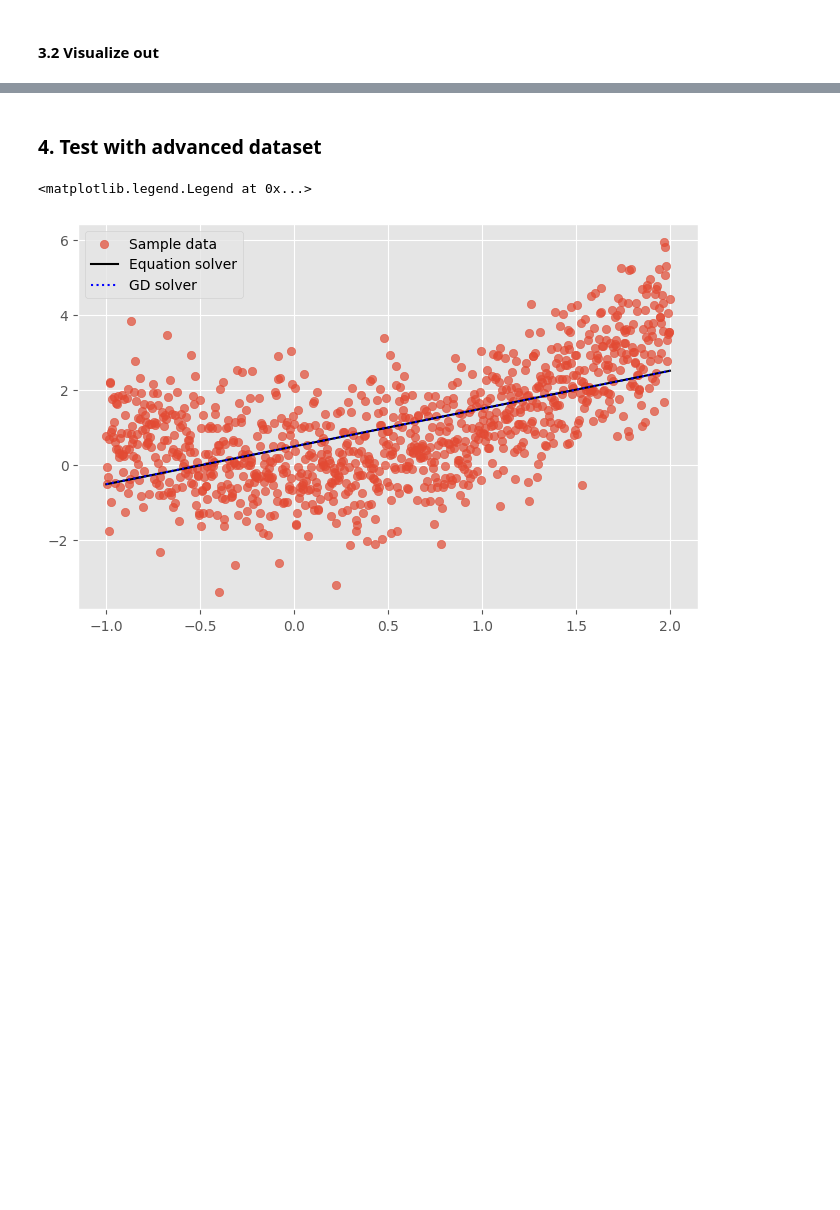
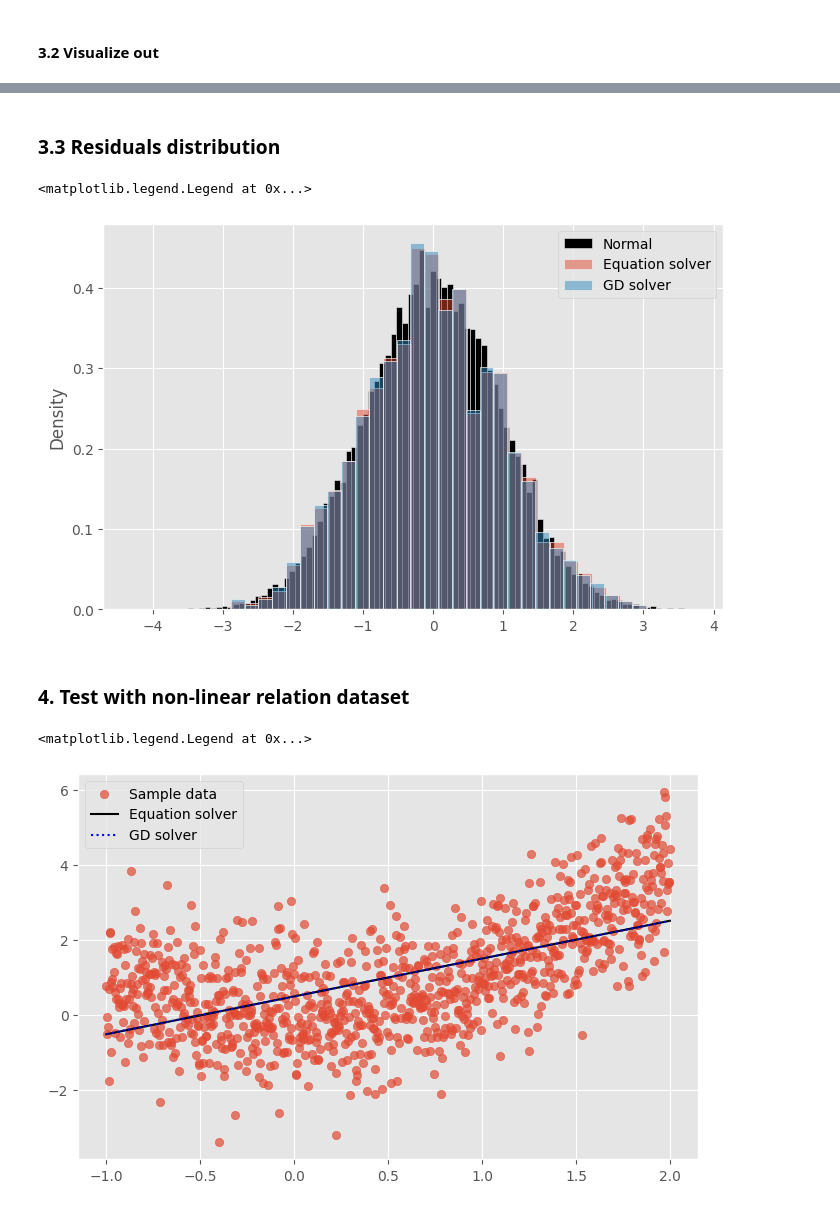
Before and after one commit to asmalx/ML-models, a Jupyter notebook: ML-models-from-scratch/LinearRegression/run.ipynb, the cells around one changed output, grey strips where cells are left out. Saved outputs shown, nothing was run; the diff lists cells and outputs as text; code cells hidden in the pictures; blank space fills up the shorter version.

```diff
--- a/ML-models-from-scratch/LinearRegression/run.ipynb
+++ b/ML-models-from-scratch/LinearRegression/run.ipynb
@@ -77,5 +76,20 @@ ax.legend()
+# %% [markdown]
+### 3.3 Residuals distribution
+# %%
+m, s = (Y - mod_eq.predict(X)).mean(), (Y - mod_eq.predict(X)).var()
+
+fg, ax = plt.subplots(1,1, figsize=(8, 5), dpi=100)
+sns.histplot(x= np.random.normal(m,s, 20000), alpha=1, color='k', label='Normal', bins=100, stat='density')
+
+sns.histplot(x= np.squeeze(Y - mod_eq.predict(X)), alpha=0.5, label='Equation solver', bins=30, stat='density')
+sns.histplot(x= np.squeeze(Y - mod_it.predict(X)), alpha=0.5, label='GD solver', bins=30, stat='density')
+
+ax.legend()
+# %% [output]
+<matplotlib.legend.Legend at 0x...>
+[figure, added]
 # %% [markdown]
-### 4. Test with advanced dataset
+### 4. Test with non-linear relation dataset
 # %%
 a, b = -1, 2
 X = np.linspace(a, b, 1000).reshape((1000, 1))
```
Also changed, not shown: parts of 5 cells of this notebook, 4 other files.
